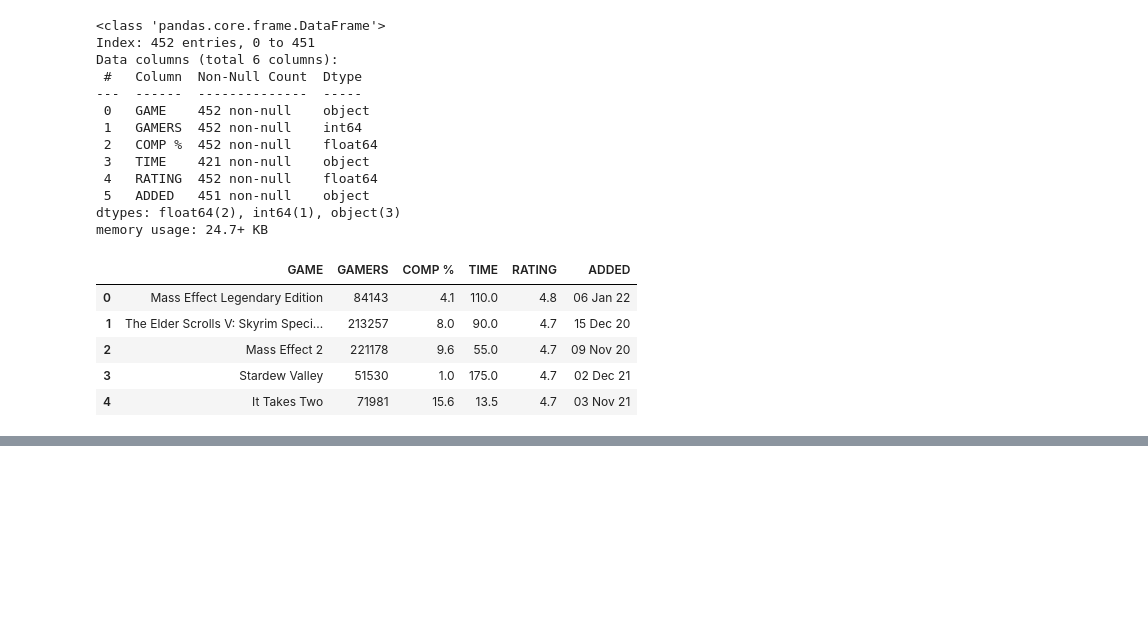
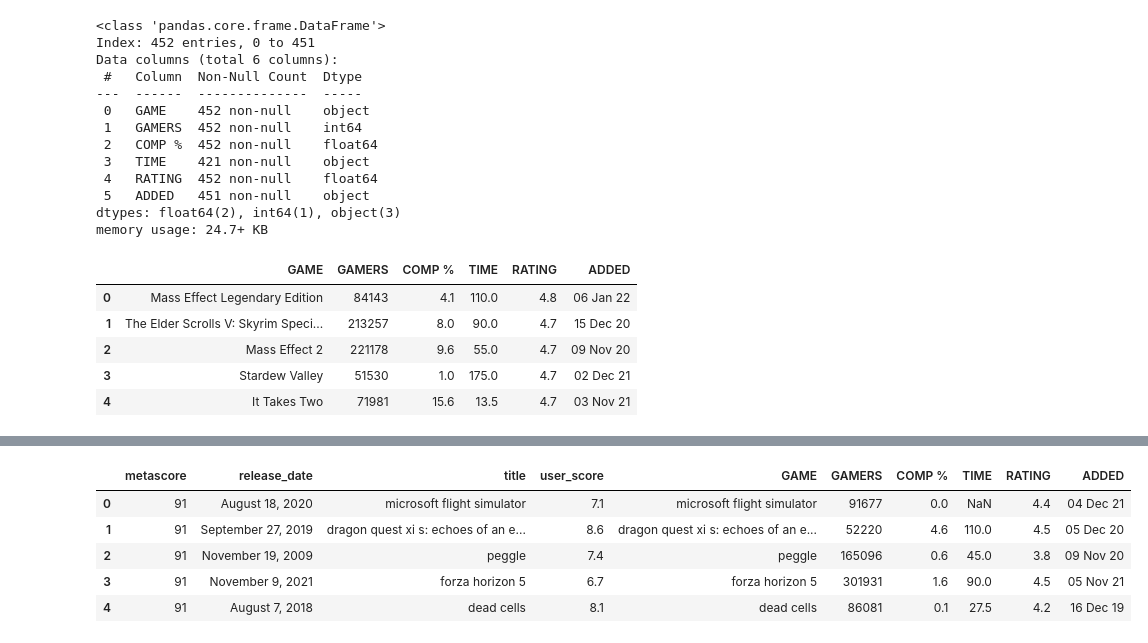
Before and after one commit to RisaacSBolivar/EDA_AprovechamientoXboxGP, a Jupyter notebook: src/notebooks/analisis.ipynb, the cells around one changed output, grey strips where cells are left out. Cells and saved outputs as stored; diff of their text form; code cells hidden in the pictures; blank space fills up the shorter version.

```diff
--- a/src/notebooks/analisis.ipynb
+++ b/src/notebooks/analisis.ipynb
@@ -94,7 +94,7 @@ df_gamepass[df_gamepass[TIME].isnull()].sort_values(by= GAMERS, ascending=False)
 # %% [markdown]
 Al parecer algunos son juegos que en su momento fueron recien agregados, por lo que no  hay suficientes datos y la mayoría no han sido commpletados o siquiera jugados. De momento, se elimnan los que fueron recien agregados y se buscará si los otros juegos son de algun tipo en particular.
 # %%
-df_gamepass = df_gamepass[df_gamepass[GAMERS] != 0]
+df_gamepass = df_gamepass[df_gamepass[cons.GAMERS] != 0]
 df_gamepass.info()
 # %% [output]
 <class 'pandas.core.frame.DataFrame'>
@@ -111,7 +111,7 @@ Data columns (total 6 columns):
 dtypes: float64(2), int64(1), object(3)
 memory usage: 24.7+ KB
 # %%
-df_gamepass[TIME] = df_gamepass[TIME].apply(f.calculate_mean_time)
+df_gamepass[cons.TIME] = df_gamepass[cons.TIME].apply(funtils.calculate_mean_time)
 df_gamepass.head()
 # %% [output]
 |  | GAME | GAMERS | COMP % | TIME | RATING | ADDED |
@@ -122,0 +160,12 @@ df_gamepass.head()
+# %%
+df_metacritic[cons.TITLE] = df_metacritic[cons.TITLE].str.lower()
+df_gamepass[cons.GAME] = df_gamepass[cons.GAME].str.lower()
+df_merged = pd.merge(df_metacritic, df_gamepass, left_on='title', right_on=cons.GAME, how='inner')
+df_merged.head()
+# %% [output]
+|  | metascore | release_date | title | user_score | GAME | GAMERS | COMP % | TIME | RATING | ADDED |
+| 0 | 91 | August 18, 2020 | microsoft flight simulator | 7.1 | microsoft flight simulator | 91677 | 0.0 | NaN | 4.4 | 04 Dec 21 |
+| 1 | 91 | September 27, 2019 | dragon quest xi s: echoes of an e... | 8.6 | dragon quest xi s: echoes of an e... | 52220 | 4.6 | 110.0 | 4.5 | 05 Dec 20 |
+| 2 | 91 | November 19, 2009 | peggle | 7.4 | peggle | 165096 | 0.6 | 45.0 | 3.8 | 09 Nov 20 |
+| 3 | 91 | November 9, 2021 | forza horizon 5 | 6.7 | forza horizon 5 | 301931 | 1.6 | 90.0 | 4.5 | 05 Nov 21 |
+| 4 | 91 | August 7, 2018 | dead cells | 8.1 | dead cells | 86081 | 0.1 | 27.5 | 4.2 | 16 Dec 19 |
```
Also changed, not shown: parts of 28 cells of this notebook, 2 other files.
